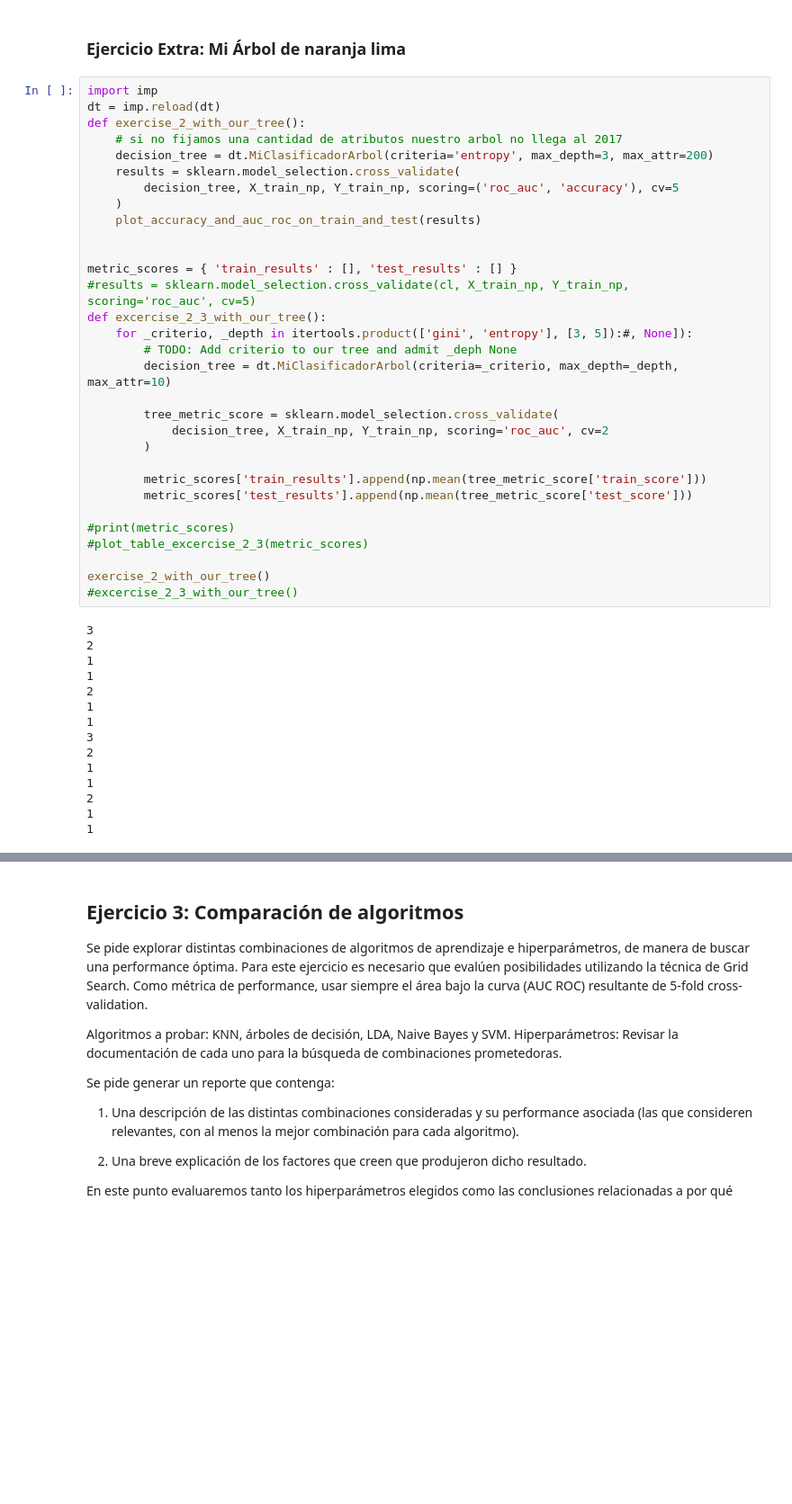
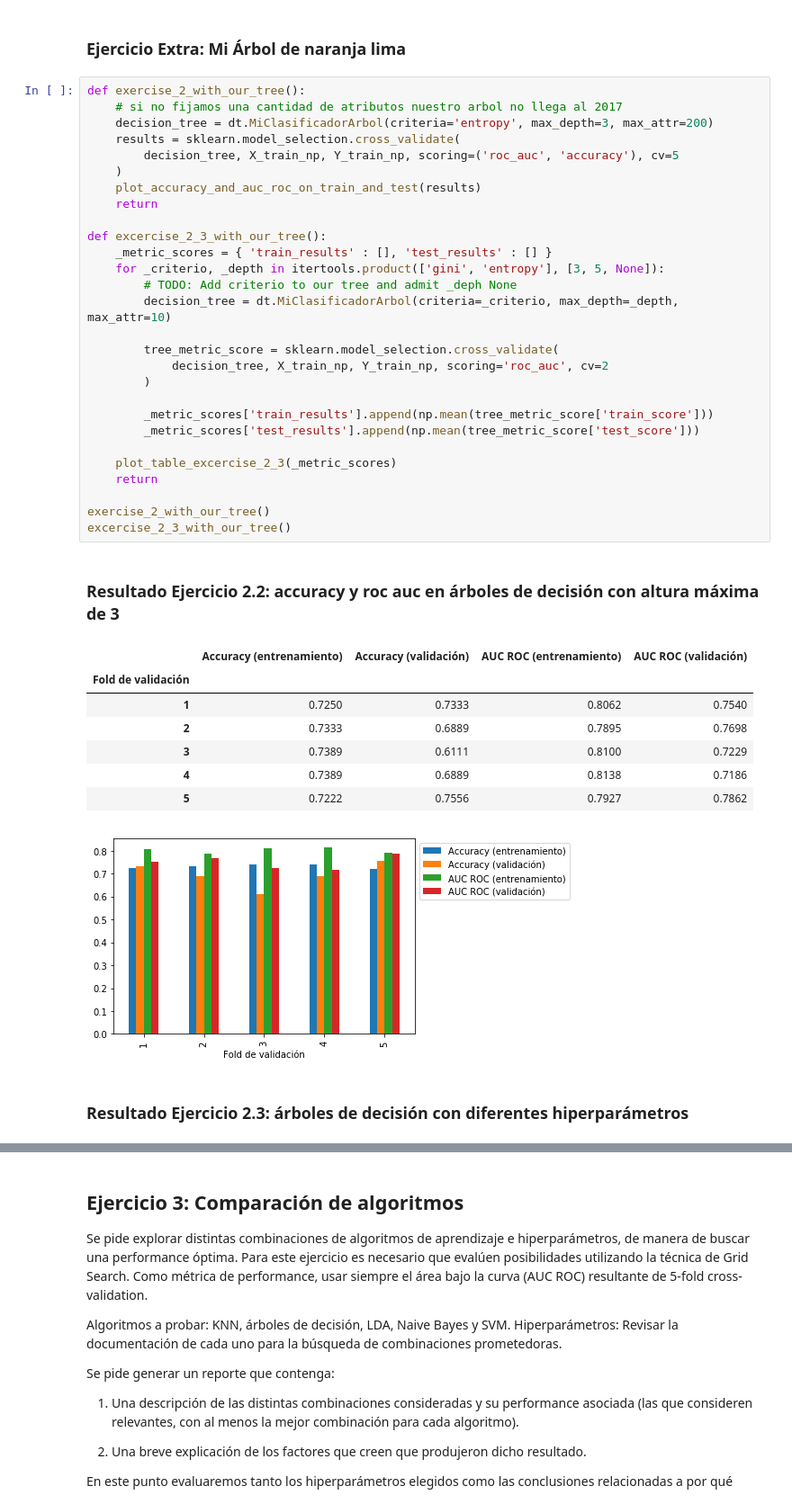
Before and after one commit to BrianBohe/aa-notebooks, a Jupyter notebook: TP1/TP1.ipynb, the cells around one changed output, grey strips where cells are left out. Shown at 90% size. Saved outputs shown, nothing was run; the diff lists cells and outputs as text; blank space fills up the shorter version.

Commit message:
plot our own tree and include some libs

```diff
--- a/TP1/TP1.ipynb
+++ b/TP1/TP1.ipynb
@@ -347,48 +347,41 @@ Resultado Ejercicio 2.3: árboles de decisión con diferentes hiperparámetros
 # %% [markdown]
 ### Ejercicio Extra: Mi Árbol de naranja lima
 # %%
-import imp
-dt = imp.reload(dt)
 def exercise_2_with_our_tree():
     # si no fijamos una cantidad de atributos nuestro arbol no llega al 2017
     decision_tree = dt.MiClasificadorArbol(criteria='entropy', max_depth=3, max_attr=200)
     results = sklearn.model_selection.cross_validate(
         decision_tree, X_train_np, Y_train_np, scoring=('roc_auc', 'accuracy'), cv=5
     )
     plot_accuracy_and_auc_roc_on_train_and_test(results)
+    return
 
-
-metric_scores = { 'train_results' : [], 'test_results' : [] }
-#results = sklearn.model_selection.cross_validate(cl, X_train_np, Y_train_np, scoring='roc_auc', cv=5)
 def excercise_2_3_with_our_tree():
-    for _criterio, _depth in itertools.product(['gini', 'entropy'], [3, 5]):#, None]):
+    _metric_scores = { 'train_results' : [], 'test_results' : [] }
+    for _criterio, _depth in itertools.product(['gini', 'entropy'], [3, 5, None]):
         # TODO: Add criterio to our tree and admit _deph None
         decision_tree = dt.MiClasificadorArbol(criteria=_criterio, max_depth=_depth, max_attr=10)
 
         tree_metric_score = sklearn.model_selection.cross_validate(
             decision_tree, X_train_np, Y_train_np, scoring='roc_auc', cv=2
         )
 
-        metric_scores['train_results'].append(np.mean(tree_metric_score['train_score']))
-        metric_scores['test_results'].append(np.mean(tree_metric_score['test_score']))
+        _metric_scores['train_results'].append(np.mean(tree_metric_score['train_score']))
+        _metric_scores['test_results'].append(np.mean(tree_metric_score['test_score']))
 
-#print(metric_scores)
-#plot_table_excercise_2_3(metric_scores)
+    plot_table_excercise_2_3(_metric_scores)
+    return
 
 exercise_2_with_our_tree()
-#excercise_2_3_with_our_tree()
+excercise_2_3_with_our_tree()
 # %% [output]
-3
-2
-1
-1
-2
-1
-1
-3
-2
-1
-1
-2
-1
-1
+Resultado Ejercicio 2.2: accuracy y roc auc en árboles de decisión con altura máxima de 3
+|  | Accuracy (entrenamiento) | Accuracy (validación) | AUC ROC (entrenamiento) | AUC ROC (validación) |
+| Fold de validación |  |  |  |  |
+| 1 | 0.7250 | 0.7333 | 0.8062 | 0.7540 |
+| 2 | 0.7333 | 0.6889 | 0.7895 | 0.7698 |
+| 3 | 0.7389 | 0.6111 | 0.8100 | 0.7229 |
+| 4 | 0.7389 | 0.6889 | 0.8138 | 0.7186 |
+| 5 | 0.7222 | 0.7556 | 0.7927 | 0.7862 |
+[figure, added]
+Resultado Ejercicio 2.3: árboles de decisión con diferentes hiperparámetros
```
Also changed, not shown: parts of 21 cells of this notebook.
